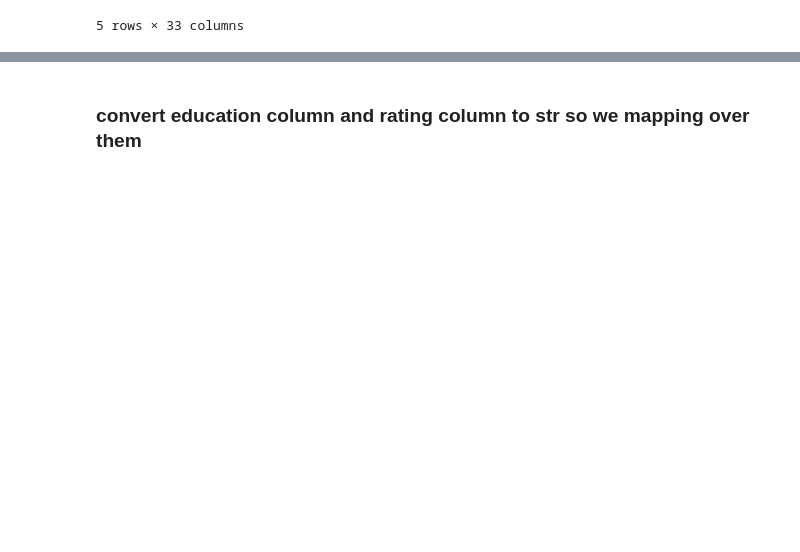
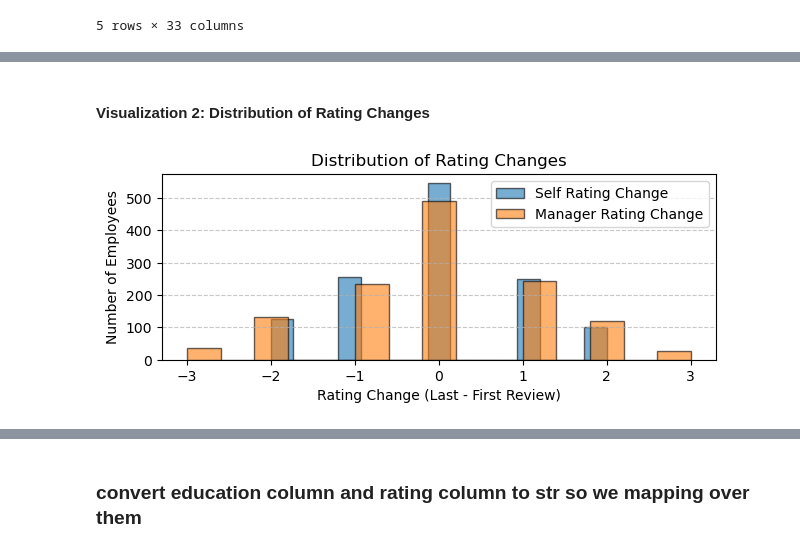
Before and after one commit to M-ashraf20/project-depi, a Jupyter notebook: project.ipynb, the cells around one changed output, grey strips where cells are left out. Cells and saved outputs as stored; diff of their text form; code cells hidden in the pictures; blank space fills up the shorter version.

```diff
--- a/project.ipynb
+++ b/project.ipynb
@@ -72,0 +96,2 @@ merged_df.head()
+# %%
+df_sorted = merged_df.sort_values(['FullName', 'ReviewDate'])# Sort data by employee and review date
@@ -72,0 +124,10 @@ merged_df.head()
+# %%
+# Calculate individual employee rating changes
+employee_trends = df_sorted.groupby('FullName').agg({
+    'SelfRating': ['first', 'last', lambda x: x.iloc[-1] - x.iloc[0]],
+    'ManagerRating': ['first', 'last', lambda x: x.iloc[-1] - x.iloc[0]],
+    'ReviewDate': ['first', 'last', 'count']
+}).round(2)
+employee_trends.columns = ['Self_First', 'Self_Last', 'Self_Change',
+                         'Manager_First', 'Manager_Last', 'Manager_Change',
+                         'First_Review', 'Last_Review', 'Review_Count']
@@ -72,0 +176,18 @@ merged_df.head()
+# %% [markdown]
+#### Visualization 2: Distribution of Rating Changes
+# %%
+plt.subplot(2, 1, 2)
+
+# Plot histogram directly
+plt.hist(employee_trends['Self_Change'], bins=15, alpha=0.6, label='Self Rating Change', edgecolor='black')
+plt.hist(employee_trends['Manager_Change'], bins=15, alpha=0.6, label='Manager Rating Change', edgecolor='black')
+
+plt.title('Distribution of Rating Changes')
+plt.xlabel('Rating Change (Last - First Review)')
+plt.ylabel('Number of Employees')
+plt.legend(loc='upper right')
+plt.grid(axis='y', linestyle='--', alpha=0.7)  # Add light grid lines for readability
+
+plt.tight_layout()  # Adjust layout
+# %% [output]
+[figure, added]
```
Also changed, not shown: parts of 55 cells of this notebook, 3 other files.
